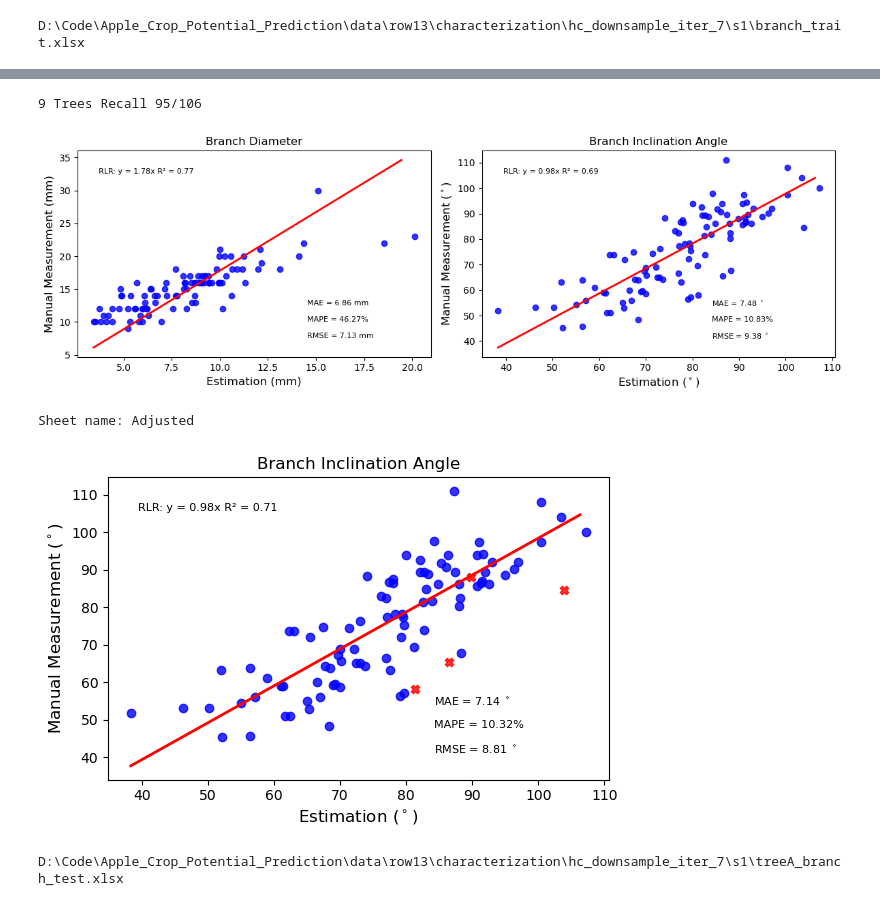
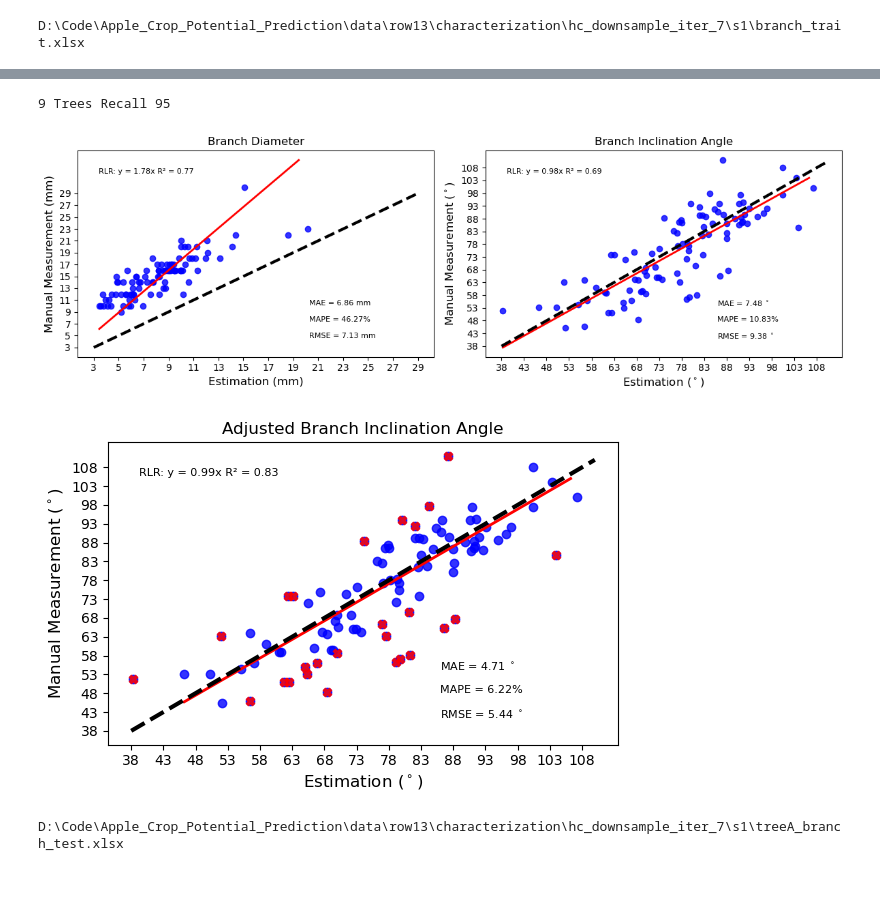
Before and after one commit to suptimq/AppleQSM, a Jupyter notebook: code/notebook/plot_branch_corr.ipynb, the cells around one changed output, grey strips where cells are left out. Cells and saved outputs as stored; diff of their text form; code cells hidden in the pictures.

Commit message:
add y=x plot

```diff
--- a/code/notebook/plot_branch_corr.ipynb
+++ b/code/notebook/plot_branch_corr.ipynb
@@ -71,6 +71,9 @@ ax.set_title('Branch Diameter', **text_in_title_para)
 ax.set_xlabel('Estimation (mm)', **text_in_title_para)
 ax.set_ylabel('Manual Measurement (mm)', **text_in_title_para)
 
+# plot 1:1 line
+plot_yx_line(df, x_axis, y_axis, ax, x_interval=2, y_interval=2)
+
 ax = axes[1]
 x_axis = 'Vertical_Croth_Angle-Degree'
 y_axis = 'Manual_Vertical_Crotch_Angle-Degree'
@@ -89,43 +92,44 @@ ax.set_title('Branch Inclination Angle', **text_in_title_para)
 ax.set_xlabel('Estimation ($^\circ$)', **text_in_title_para)
 ax.set_ylabel('Manual Measurement ($^\circ$)', **text_in_title_para)
 
+# plot 1:1 line
+plot_yx_line(df, x_axis, y_axis, ax)
+
 fig.tight_layout()
-print(f'9 Trees Recall {all_sensor_measurement}/{all_field_measurement}')
+print(f'9 Trees Recall {len(df)}')
 plt.savefig(str(data_folder / 'branch_trait_evaluation.png'), dpi=300)
 # %% [output]
-9 Trees Recall 95/106
+9 Trees Recall 95
-[figure, old version]
+[figure, new version]
 # %%
-sheetname = characterization_excel.sheetnames[1]
-print(f'Sheet name: {sheetname}')
-df = pd.read_excel(excel_files, sheet_name=sheetname)
-
-sheetname = characterization_excel.sheetnames[2]
-removed_df = pd.read_excel(excel_files, sheet_name=sheetname)
+removed_df = df.loc[df['Difference > 10']==True, :]
+rest_df = df.loc[df['Difference > 10']==False, :]
 
 fig, ax = plt.subplots(nrows=1, ncols=1, figsize=(6,4))
 
 x_axis = 'Vertical_Croth_Angle-Degree'
 y_axis = 'Manual_Vertical_Crotch_Angle-Degree'
-metrics = evaluation(df, x=x_axis, y=y_axis, fit_intercept=False)
+metrics = evaluation(rest_df, x=x_axis, y=y_axis, fit_intercept=False)
 lr_x, lr_y, lr_coef, lr_intercept, lr_score = metrics['LR']
 ransac_lr_x, ransac_lr_y, rlr_coef, rlr_intercept, rlr_score = metrics['RLR']
 sns.regplot(x=x_axis, y=y_axis, data=df, ci=None, fit_reg=False, robust=False, scatter_kws={"color": "blue"}, line_kws={"color": "red"}, ax=ax)
 sns.regplot(x=x_axis, y=y_axis, data=removed_df, ci=None, fit_reg=False, robust=False, marker="X", scatter_kws={"color": "red"}, ax=ax)
 
 # ax.plot(lr_x, lr_y, color="green", linewidth=2, label="Linear regressor")
 ax.plot(ransac_lr_x, ransac_lr_y, color="red", linewidth=2, label="Huber regressor")
-ax.text(0.06, 0.9, f'RLR: y = {rlr_coef[0]:.2f}x R\u00b2 = {0.71:.2f}', **text_in_figure_para, transform=ax.transAxes)
+ax.text(0.06, 0.9, f'RLR: y = {rlr_coef[0]:.2f}x R\u00b2 = {0.83:.2f}', **text_in_figure_para, transform=ax.transAxes)
 # ax.text(0.06, 0.82, f'LR:   y = {lr_coef[0][0]:.2f}x+{lr_intercept[0]:.2f} R\u00b2 = {lr_score:.2f}', **text_in_figure_para, transform=ax.transAxes)
 ax.text(0.65, 0.26, f"MAE = {metrics['MAE']} $^\circ$", **text_in_figure_para, transform=ax.transAxes)
 ax.text(0.65, 0.18, f"MAPE = {metrics['MAPE']}%", **text_in_figure_para, transform=ax.transAxes)
 ax.text(0.65, 0.1, f"RMSE = {metrics['RMSE']} $^\circ$", **text_in_figure_para, transform=ax.transAxes)
-ax.set_title('Branch Inclination Angle', **text_in_title_para)
+ax.set_title('Adjusted Branch Inclination Angle', **text_in_title_para)
 ax.set_xlabel('Estimation ($^\circ$)', **text_in_title_para)
 ax.set_ylabel('Manual Measurement ($^\circ$)', **text_in_title_para)
 
+# plot 1:1 line
+plot_yx_line(df, x_axis, y_axis, ax)
+
 fig.tight_layout()
-# plt.savefig(str(data_folder / 'branch_trait_evaluation_adjusted.png'), dpi=300)
+plt.savefig(str(data_folder / 'branch_trait_evaluation_adjusted.png'), dpi=300)
 # %% [output]
-Sheet name: Adjusted
-[figure, old version]
+[figure, new version]
```
Also changed, not shown: parts of 3 cells of this notebook, 2 other files.
